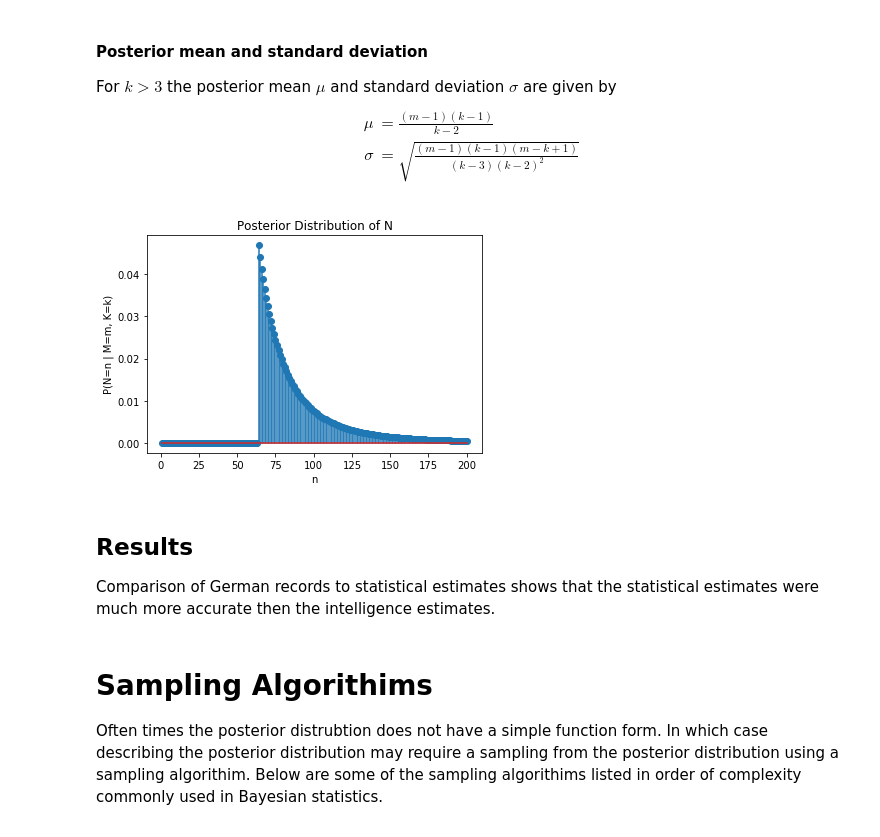
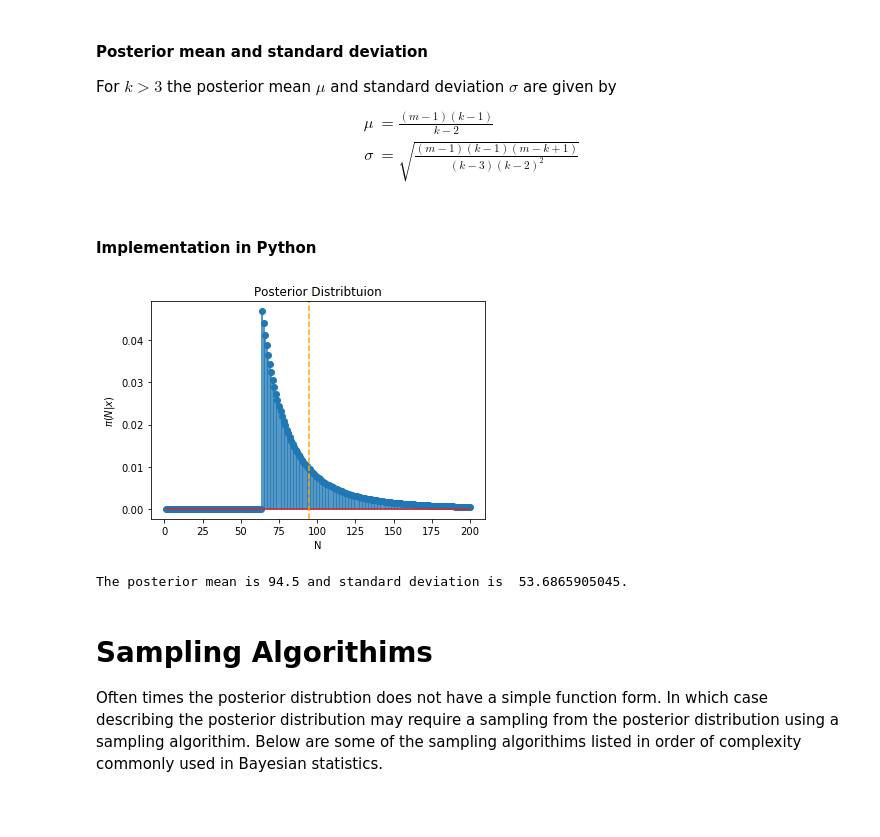
Before and after one commit to jstrat1618/Intro2BayesianEstimation, a Jupyter notebook: Presentation.ipynb, the cells around one changed output. Cells and saved outputs as stored; diff of their text form; code cells hidden in the pictures.

```diff
--- a/Presentation.ipynb
+++ b/Presentation.ipynb
@@ -343,20 +371,56 @@ def posterior(n):
+# %% [markdown]
+#### Implementation in Python
 # %%
 #Define the parameters
 m = 64
 k = 4
 N = np.array(range(1,201))
+# %%
+from scipy.misc import comb
+
+def eval_point(n):
+    if n <m:
+        return(0)
+    else:
+        numer = (k-1)/k *comb(m-1,k-1)
+        denom = comb(n, k)
+        return(numer/denom)
+
+def posterior(n):
+    list_eval_points = []
+    for m in n:
+        eval = eval_point(m)
+        list_eval_points.append(eval)
+    out = np.array(list_eval_points)
+    return(out)
+def posterior_mean(M=m, K=k):
+    numer = (M-1)*(K-1)
+    denom = K-2
+    return(numer/denom)
+
+def posterior_stdev(M=m, K=k):
+    numer = (m-1)*(k-1)*(m-k+1)
+    denom = (k-3)*(k-2)**2
+    var = numer/denom
+    std_dev = np.sqrt(var)
+    return(std_dev)
 # %%
+post_mean = posterior_mean()
+post_stdv = posterior_stdev()
+
 fig, ax = plt.subplots()
 ax.stem(N, posterior(N))
-plt.xlabel("n")
-plt.ylabel("P(N=n | M=m, K=k)")
-plt.title("Posterior Distribution of N")
+plt.axvline(x=post_mean, linestyle="--", color="orange")
+plt.xlabel("N")
+plt.ylabel(r'$\pi(N | x)$')
+plt.title("Posterior Distribtuion")
 plt.show()
 # %% [output]
-[figure, old version]
+[figure, new version]
-# %% [markdown]
-## Results
-Comparison of German records to statistical estimates shows that the statistical estimates were much more accurate then the intelligence estimates.
+# %%
+print("The posterior mean is "+ str(post_mean)+" and standard deviation is ", str(post_stdv) + ".")
+# %% [output]
+The posterior mean is 94.5 and standard deviation is  53.6865905045.
 # %% [markdown]
 # Sampling Algorithims
 Often times the posterior distrubtion does not have a simple function form. In which case describing the posterior distribution may require a sampling from the posterior distribution using a sampling algorithim. Below are some of the sampling algorithims listed in order of complexity commonly used in Bayesian statistics.
```
Also changed, not shown: parts of 27 cells of this notebook.
